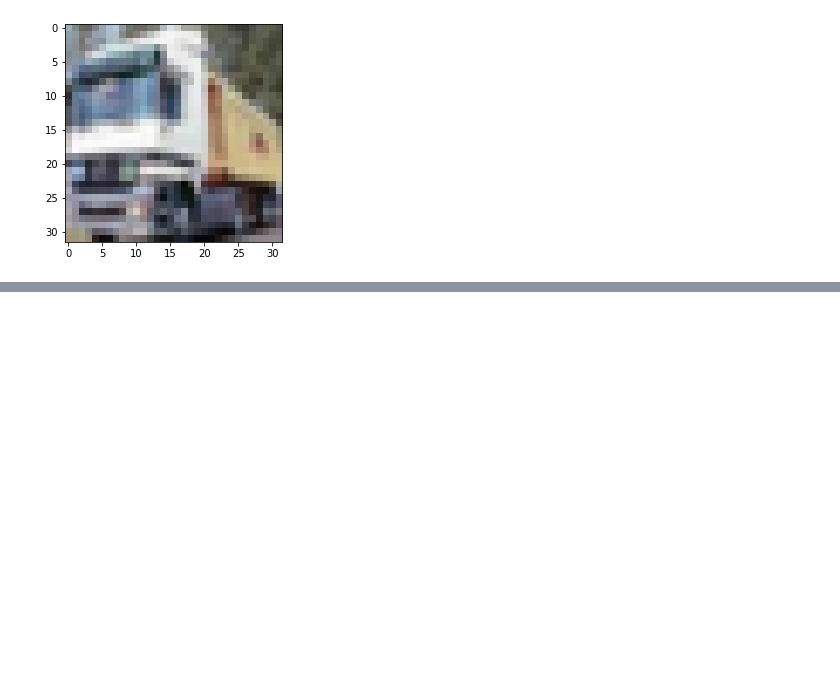
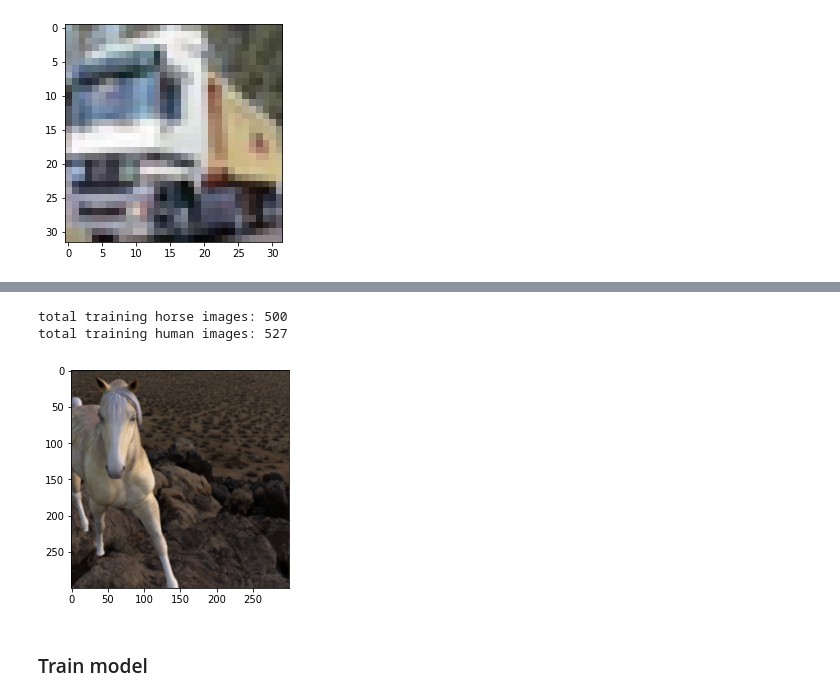
Before and after one commit to Genvekt/F2020_CV_Project, a Jupyter notebook: BoVW feature extractor.ipynb, the cells around one changed output, grey strips where cells are left out. Saved outputs shown, nothing was run; the diff lists cells and outputs as text; code cells hidden in the pictures; blank space fills up the shorter version.

```diff
--- a/BoVW feature extractor.ipynb
+++ b/BoVW feature extractor.ipynb
@@ -162,7 +247,3 @@ Downloading data from https://www.cs.toronto.edu/~kriz/cifar-10-python.tar.gz
-# %%
-train_X = []
-for i in range(10000):
-    img = cv2.colorChange()
 # %%
 plt.imshow(train_images[1])
 plt.show()
@@ -190,0 +320,25 @@ bovw2.plot_nearest_neighbours(ids[0], dists[0])
+# %%
+# Directory with our training horse pictures
+train_horse_dir = os.path.join('/tmp/horse-or-human/horses')
+
+# Directory with our training human pictures
+train_human_dir = os.path.join('/tmp/horse-or-human/humans')
+
+train_horse_names = os.listdir(train_horse_dir)
+train_human_names = os.listdir(train_human_dir)
+
+print('total training horse images:', len(os.listdir(train_horse_dir)))
+print('total training human images:', len(os.listdir(train_human_dir)))
+
+train_imgs = [cv2.imread(os.path.join(os.path.join(train_horse_dir, fname))) for fname in train_horse_names]
+train_imgs += [cv2.imread(os.path.join(os.path.join(train_human_dir, fname))) for fname in train_human_names]
+train_imgs = [cv2.cvtColor(img, cv2.COLOR_BGR2RGB) for img in train_imgs]
+
+plt.imshow(train_imgs[3])
+plt.show()
+# %% [output]
+total training horse images: 500
+total training human images: 527
+[figure, added]
+# %% [markdown]
+### Train model
```
Also changed, not shown: parts of 23 cells of this notebook.
